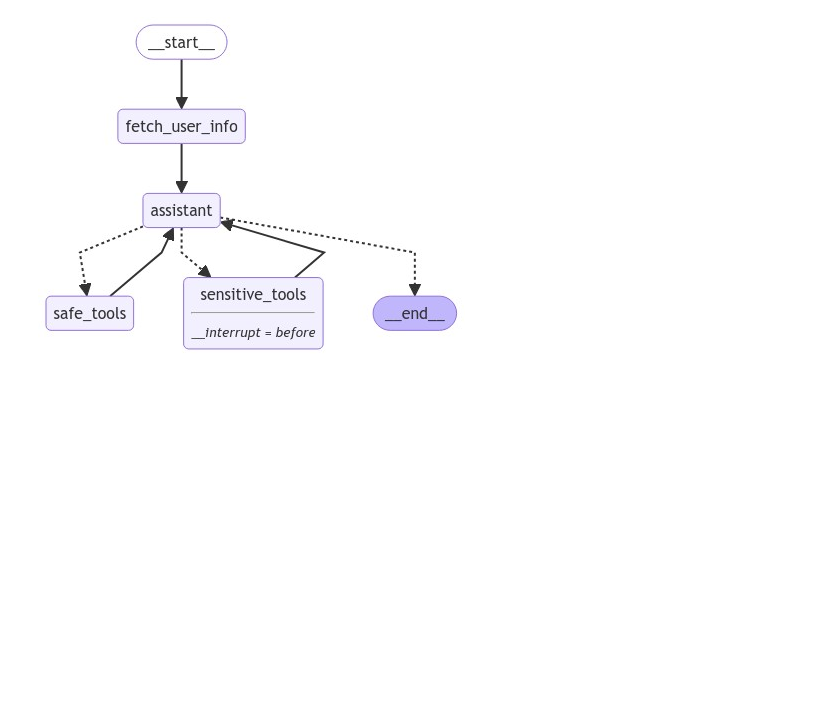
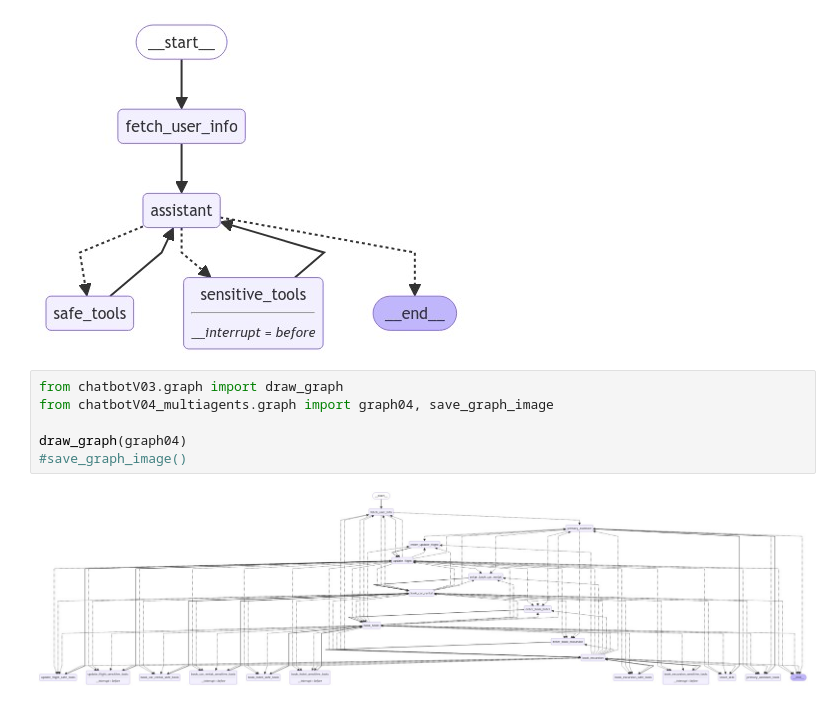
Before and after one commit to bestimmt/travel-assistant-multi-agent-langgraph, a Jupyter notebook: project_guidance.ipynb, the cells around one changed output. Saved outputs shown, nothing was run; the diff lists cells and outputs as text; blank space fills up the shorter version.

```diff
--- a/project_guidance.ipynb
+++ b/project_guidance.ipynb
@@ -152,3 +152,11 @@ graph03 = bg3()
 draw_graph(graph03)
 # %% [output]
 [figure]
+# %%
+from chatbotV03.graph import draw_graph
+from chatbotV04_multiagents.graph import graph04, save_graph_image
+
+draw_graph(graph04)
+#save_graph_image()
+# %% [output]
+[figure, added]
```
Also changed, not shown: 26 other files.
